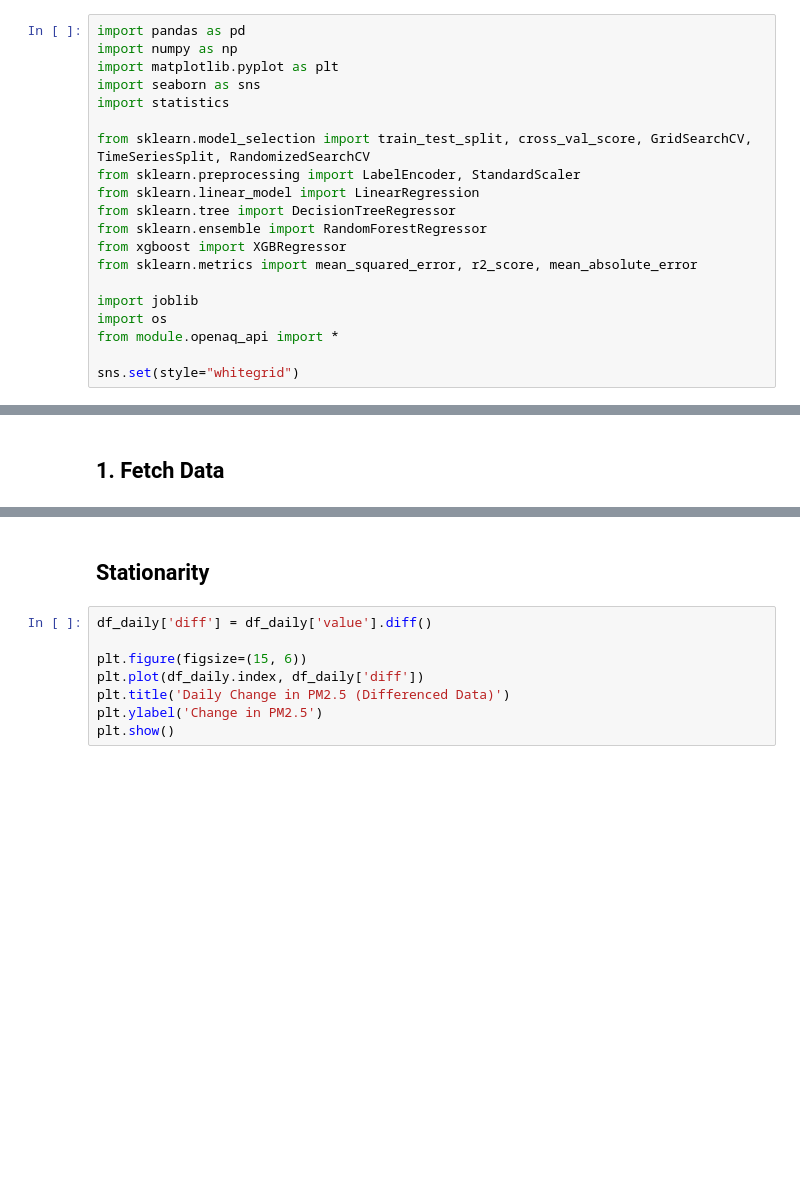
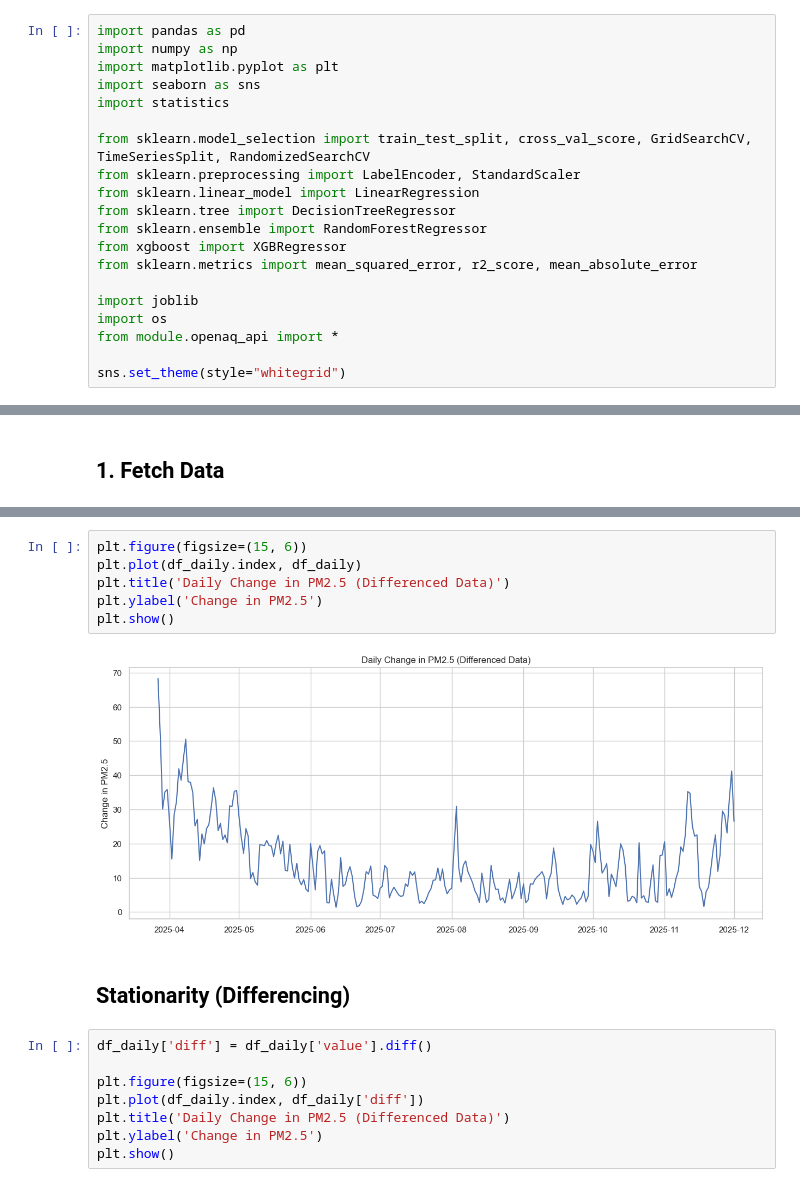
Before and after one commit to LaimengEung/csb-final-project-aqi, a Jupyter notebook: machine_learning.ipynb, the cells around one changed output, grey strips where cells are left out. Saved outputs shown, nothing was run; the diff lists cells and outputs as text; blank space fills up the shorter version.

```diff
--- a/machine_learning.ipynb
+++ b/machine_learning.ipynb
@@ -23,4 +23,4 @@ import joblib
 import os
 from module.openaq_api import *
 
-sns.set(style="whitegrid")
+sns.set_theme(style="whitegrid")
@@ -42,5 +70,13 @@ Total daily records: 250
+# %%
+plt.figure(figsize=(15, 6))
+plt.plot(df_daily.index, df_daily)
+plt.title('Daily Change in PM2.5 (Differenced Data)')
+plt.ylabel('Change in PM2.5')
+plt.show()
+# %% [output]
+[figure, added]
 # %% [markdown]
-## Stationarity
+## Stationarity (Differencing)
 # %%
 df_daily['diff'] = df_daily['value'].diff()
 
```
Also changed, not shown: parts of 6 cells of this notebook, 13 other files.
